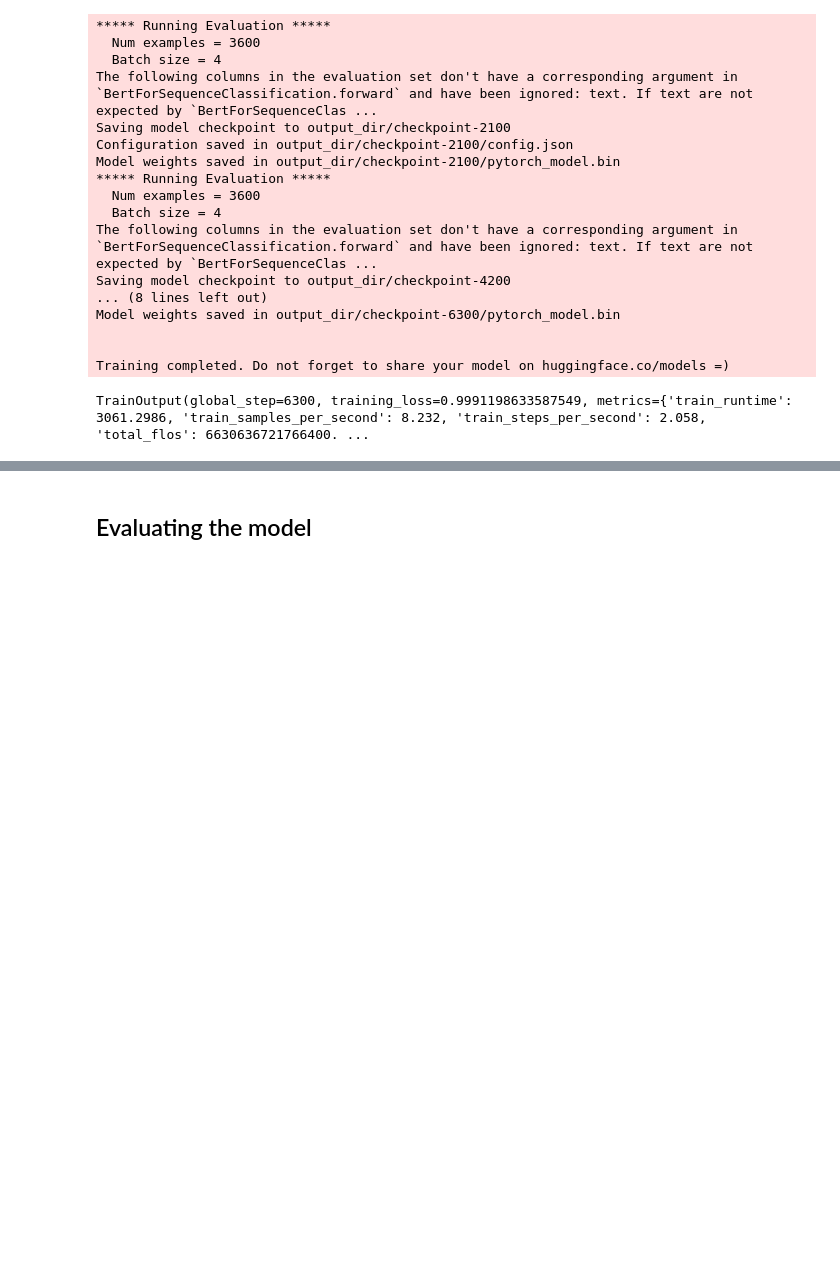
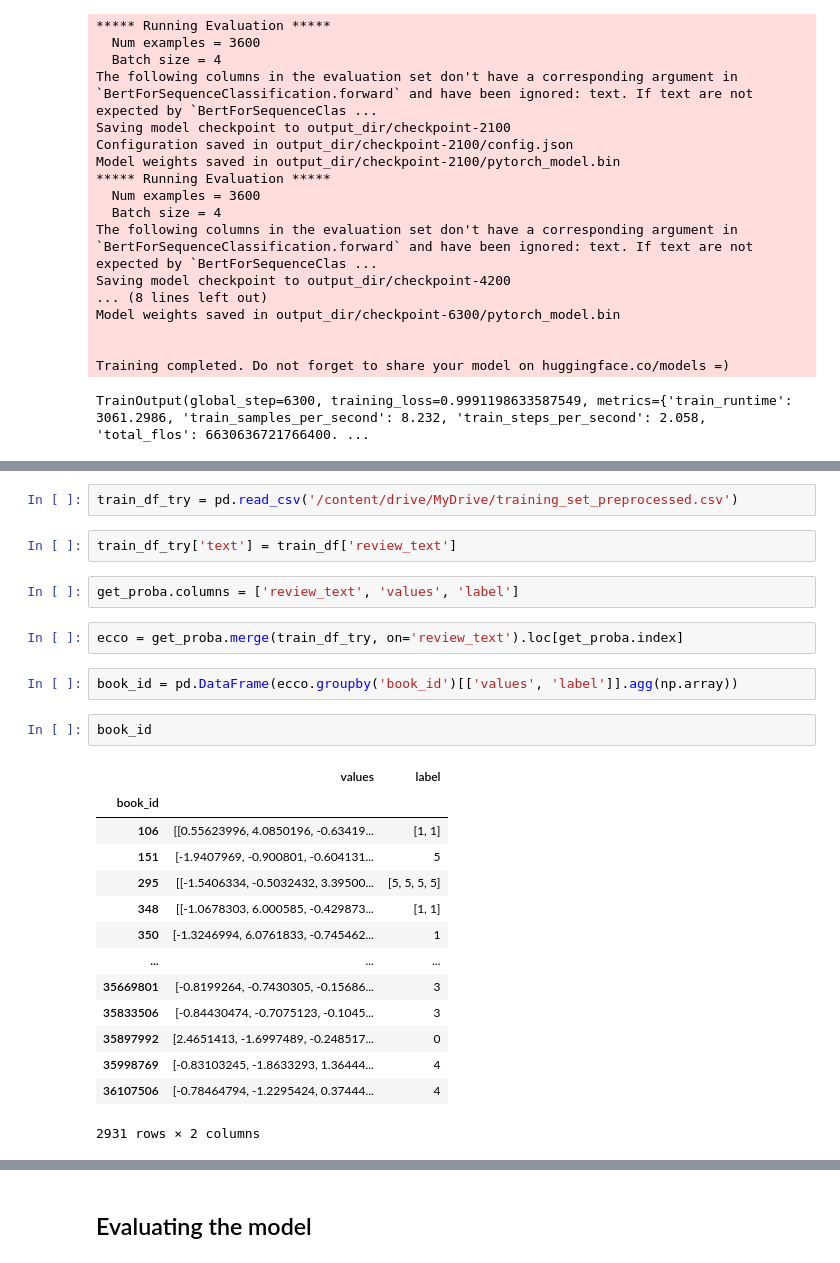
Before and after one commit to lwdovico/goodreads-book-reviews, a Jupyter notebook: Notebooks/03_Classification.ipynb, the cells around one changed output, grey strips where cells are left out. Drawn from its saved outputs; the diff is of its cells as text; blank space fills up the shorter version.

```diff
--- a/Notebooks/03_Classification.ipynb
+++ b/Notebooks/03_Classification.ipynb
@@ -396,0 +402,27 @@ The following columns in the test set don't have a corresponding argument in `Be
+# %%
+train_df_try = pd.read_csv('/content/drive/MyDrive/training_set_preprocessed.csv')
+# %%
+train_df_try['text'] = train_df['review_text']
+# %%
+get_proba.columns = ['review_text', 'values', 'label']
+# %%
+ecco = get_proba.merge(train_df_try, on='review_text').loc[get_proba.index]
+# %%
+book_id = pd.DataFrame(ecco.groupby('book_id')[['values', 'label']].agg(np.array))
+# %%
+book_id
+# %% [output]
+|  | values | label |
+| book_id |  |  |
+| 106 | [[0.55623996, 4.0850196, -0.63419... | [1, 1] |
+| 151 | [-1.9407969, -0.900801, -0.604131... | 5 |
+| 295 | [[-1.5406334, -0.5032432, 3.39500... | [5, 5, 5, 5] |
+| 348 | [[-1.0678303, 6.000585, -0.429873... | [1, 1] |
+| 350 | [-1.3246994, 6.0761833, -0.745462... | 1 |
+| ... | ... | ... |
+| 35669801 | [-0.8199264, -0.7430305, -0.15686... | 3 |
+| 35833506 | [-0.84430474, -0.7075123, -0.1045... | 3 |
+| 35897992 | [2.4651413, -1.6997489, -0.248517... | 0 |
+| 35998769 | [-0.83103245, -1.8633293, 1.36444... | 4 |
+| 36107506 | [-0.78464794, -1.2295424, 0.37444... | 4 |
+2931 rows × 2 columns
```
Also changed, not shown: parts of 4 cells of this notebook.
